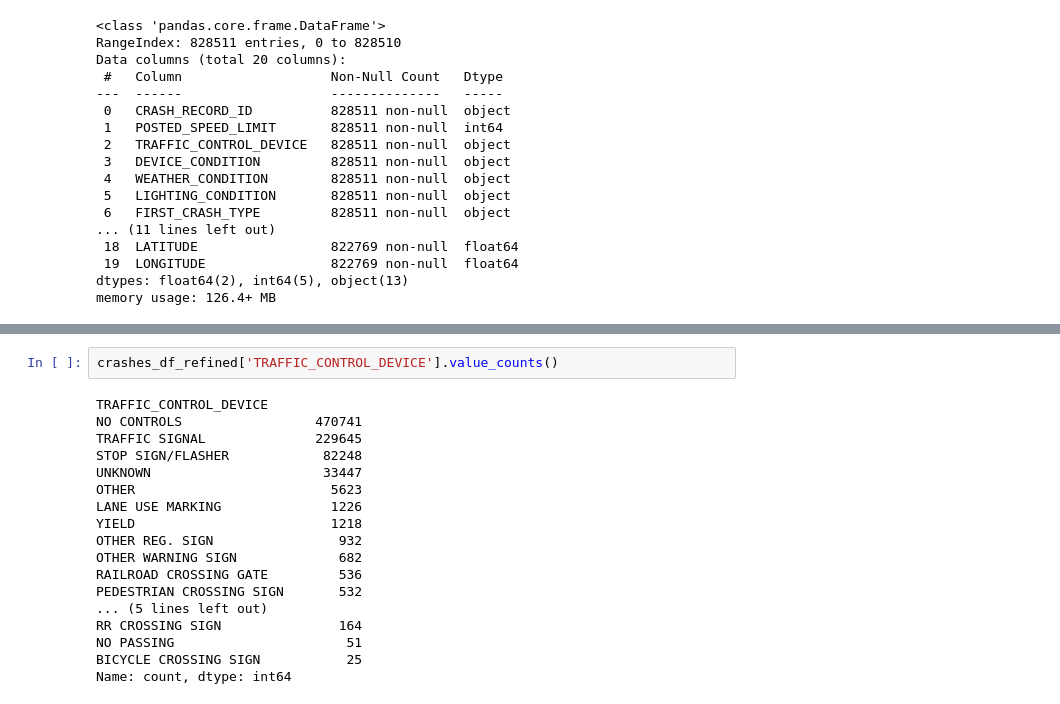
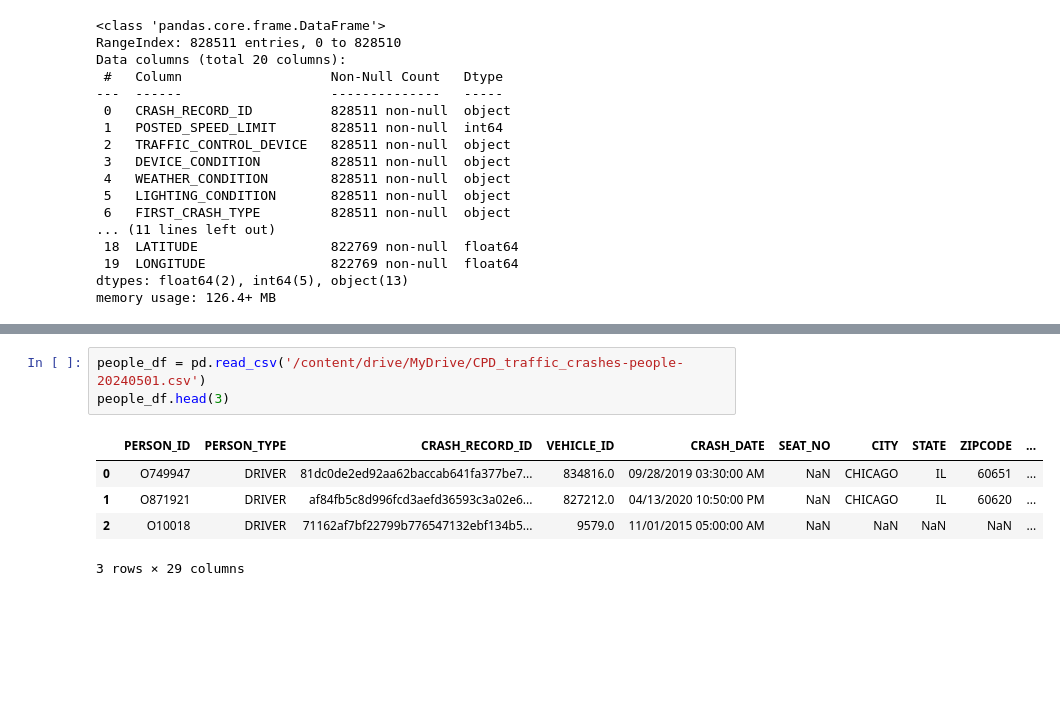
Before and after one commit to joeldmott/chicago_auto_accidents_project, a Jupyter notebook: Untitled.ipynb, the cells around one changed output, grey strips where cells are left out. Saved outputs shown, nothing was run; the diff lists cells and outputs as text; blank space fills up the shorter version.

```diff
--- a/Untitled.ipynb
+++ b/Untitled.ipynb
@@ -248,20 +223,9 @@ Name: count, dtype: int64
-# %%
-crashes_df_refined['TRAFFIC_CONTROL_DEVICE'].value_counts()
-# %% [output]
-TRAFFIC_CONTROL_DEVICE
-NO CONTROLS                 470741
-TRAFFIC SIGNAL              229645
-STOP SIGN/FLASHER            82248
-UNKNOWN                      33447
-OTHER                         5623
-LANE USE MARKING              1226
-YIELD                         1218
-OTHER REG. SIGN                932
-OTHER WARNING SIGN             682
-RAILROAD CROSSING GATE         536
-PEDESTRIAN CROSSING SIGN       532
-... (5 lines left out)
-RR CROSSING SIGN               164
-NO PASSING                      51
-BICYCLE CROSSING SIGN           25
-Name: count, dtype: int64
+# %%
+people_df = pd.read_csv('/content/drive/MyDrive/CPD_traffic_crashes-people-20240501.csv')
+people_df.head(3)
+# %% [output]
+|  | PERSON_ID | PERSON_TYPE | CRASH_RECORD_ID | VEHICLE_ID | CRASH_DATE | SEAT_NO | CITY | STATE | ZIPCODE | ... |
+| 0 | O749947 | DRIVER | 81dc0de2ed92aa62baccab641fa377be7... | 834816.0 | 09/28/2019 03:30:00 AM | NaN | CHICAGO | IL | 60651 | ... |
+| 1 | O871921 | DRIVER | af84fb5c8d996fcd3aefd36593c3a02e6... | 827212.0 | 04/13/2020 10:50:00 PM | NaN | CHICAGO | IL | 60620 | ... |
+| 2 | O10018 | DRIVER | 71162af7bf22799b776547132ebf134b5... | 9579.0 | 11/01/2015 05:00:00 AM | NaN | NaN | NaN | NaN | ... |
+3 rows × 29 columns
```
Also changed, not shown: parts of 4 cells of this notebook.
